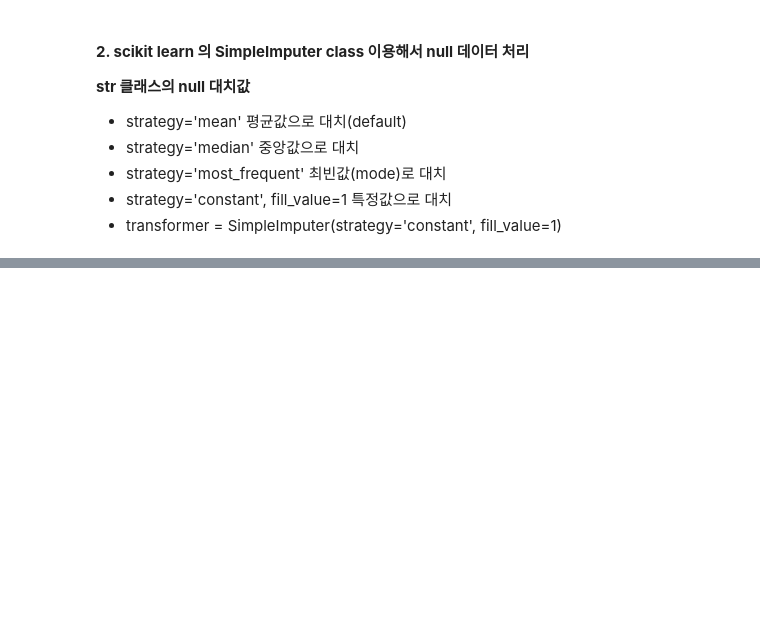
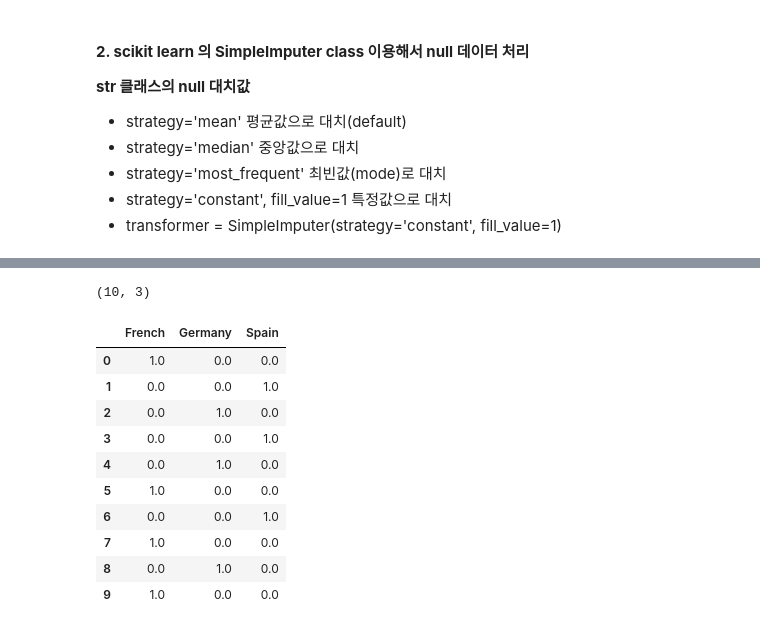
Before and after one commit to ahnjj/AI, a Jupyter notebook: ml/1.Preprocessing.ipynb, the cells around one changed output, grey strips where cells are left out. Cells and saved outputs as stored; diff of their text form; code cells hidden in the pictures; blank space fills up the shorter version.

```diff
--- a/ml/1.Preprocessing.ipynb
+++ b/ml/1.Preprocessing.ipynb
@@ -159,0 +381,10 @@ df_new
+# %%
+from sklearn.preprocessing import OneHotEncoder
+from sklearn.preprocessing import LabelEncoder
+
+# 1) Label Encoding
+le = LabelEncoder()
+le.fit(x[:, 0])
+new_x = le.transform(x[:, 0])
+new_x
+# 결과 : array([0, 2, 1, 2, 1, 0, 2, 0, 1, 0]) 1차원
@@ -159,0 +393,4 @@ df_new
+# %%
+# 2) 2차원 데이터 형태로 변환 (세로로 됨)
+new_x = new_x.reshape(-1,1)
+new_x
@@ -159,0 +408,6 @@ df_new
+# %%
+# 3) 원핫 인코딩
+ohe = OneHotEncoder()
+ohe.fit(new_x)
+new_ohe = ohe.transform(new_x)
+new_ohe.toarray()
@@ -159,0 +425,18 @@ df_new
+# %%
+new_ohe.toarray().shape
+# %% [output]
+(10, 3)
+# %%
+pd.DataFrame(new_ohe.toarray(), columns = ['French', 'Germany', 'Spain'])
+# %% [output]
+|  | French | Germany | Spain |
+| 0 | 1.0 | 0.0 | 0.0 |
+| 1 | 0.0 | 0.0 | 1.0 |
+| 2 | 0.0 | 1.0 | 0.0 |
+| 3 | 0.0 | 0.0 | 1.0 |
+| 4 | 0.0 | 1.0 | 0.0 |
+| 5 | 1.0 | 0.0 | 0.0 |
+| 6 | 0.0 | 0.0 | 1.0 |
+| 7 | 1.0 | 0.0 | 0.0 |
+| 8 | 0.0 | 1.0 | 0.0 |
+| 9 | 1.0 | 0.0 | 0.0 |
```
Also changed, not shown: parts of 30 cells of this notebook.
